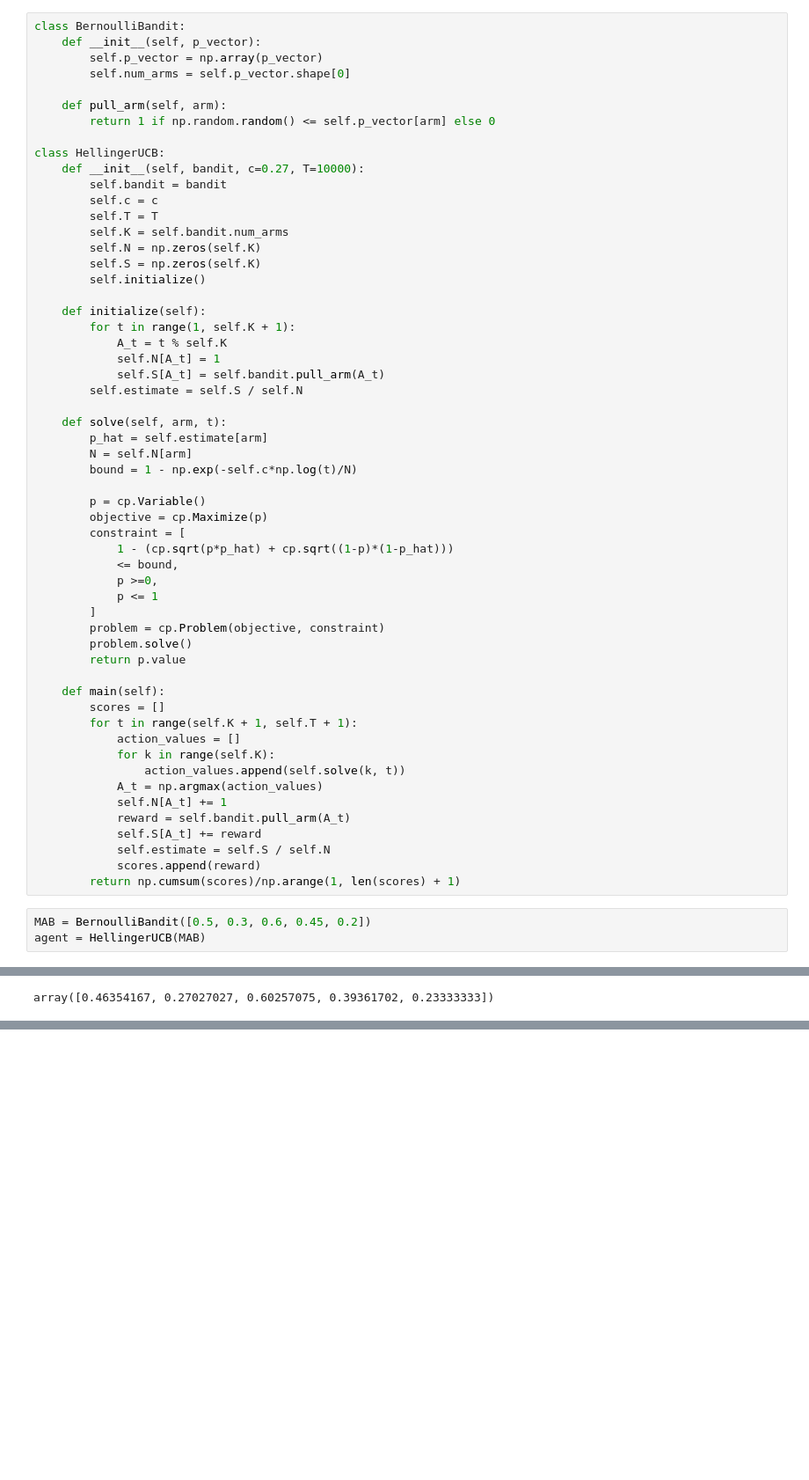
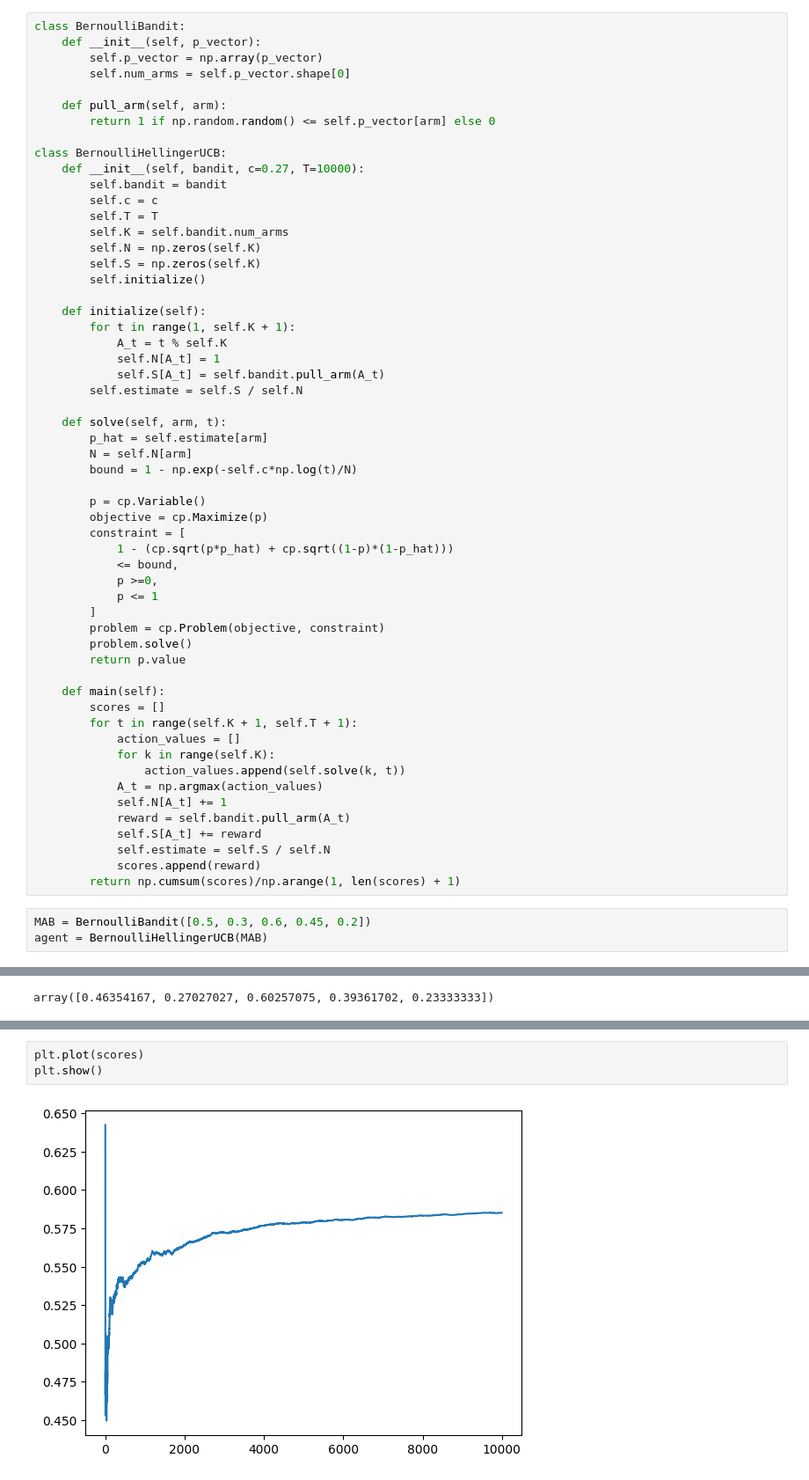
Before and after one commit to Parvish-Kakarapalli/RL_ALGO, a Jupyter notebook: Bandits.ipynb, the cells around one changed output, grey strips where cells are left out. Shown at 88% size. Saved outputs shown, nothing was run; the diff lists cells and outputs as text; blank space fills up the shorter version.

```diff
--- a/Bandits.ipynb
+++ b/Bandits.ipynb
@@ -53,7 +56,7 @@ class BernoulliBandit:
     def pull_arm(self, arm):
         return 1 if np.random.random() <= self.p_vector[arm] else 0
 
-class HellingerUCB:
+class BernoulliHellingerUCB:
     def __init__(self, bandit, c=0.27, T=10000):
         self.bandit = bandit
         self.c = c
@@ -102,7 +105,7 @@ class HellingerUCB:
         return np.cumsum(scores)/np.arange(1, len(scores) + 1)
 # %%
 MAB = BernoulliBandit([0.5, 0.3, 0.6, 0.45, 0.2])
-agent = HellingerUCB(MAB)
+agent = BernoulliHellingerUCB(MAB)
 # %%
 scores = agent.main()
 agent.estimate
@@ -117,0 +191,5 @@ plt.show()
+# %%
+plt.plot(scores)
+plt.show()
+# %% [output]
+[figure, added]
```
Also changed, not shown: parts of 6 cells of this notebook.
